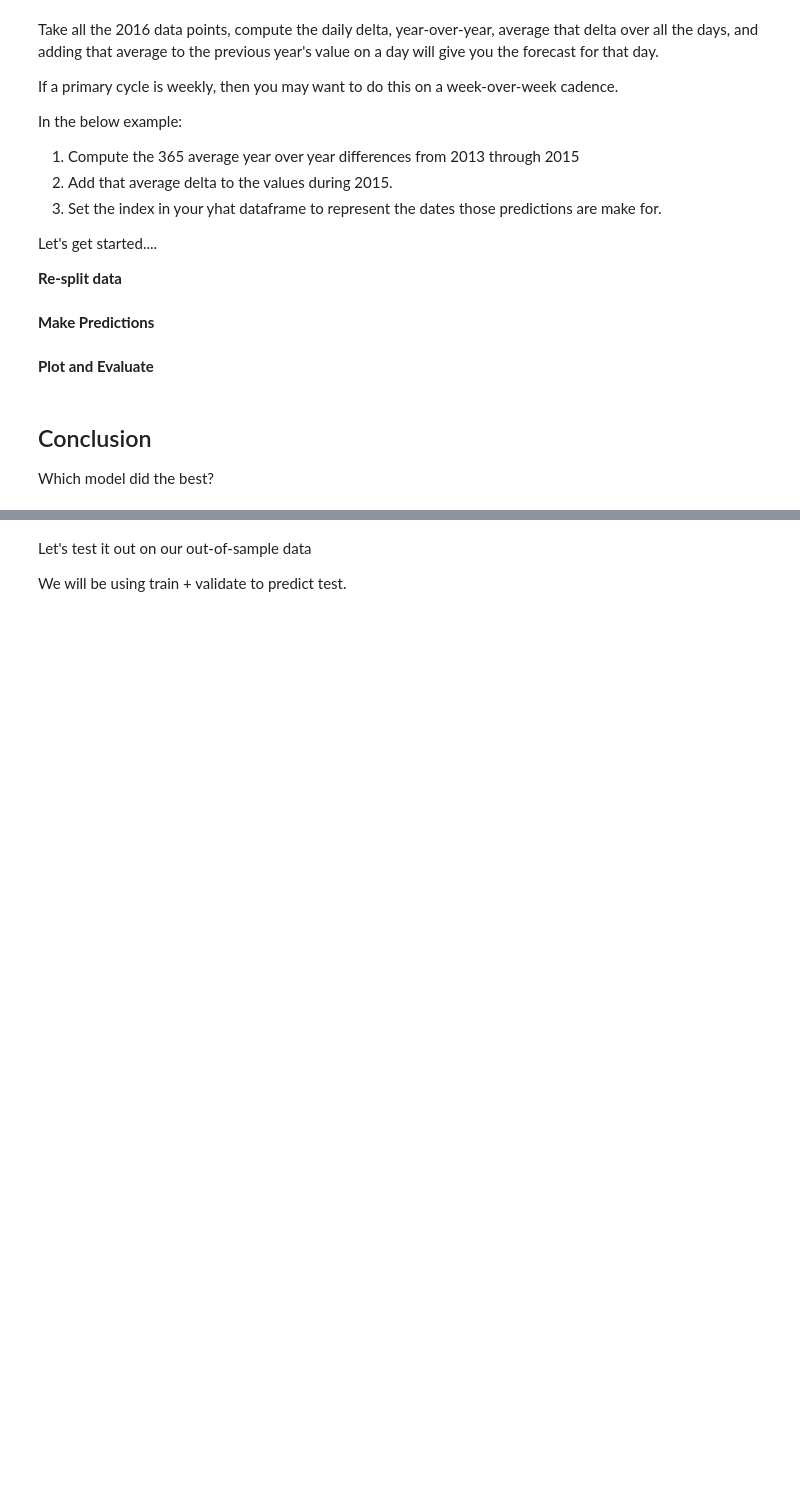
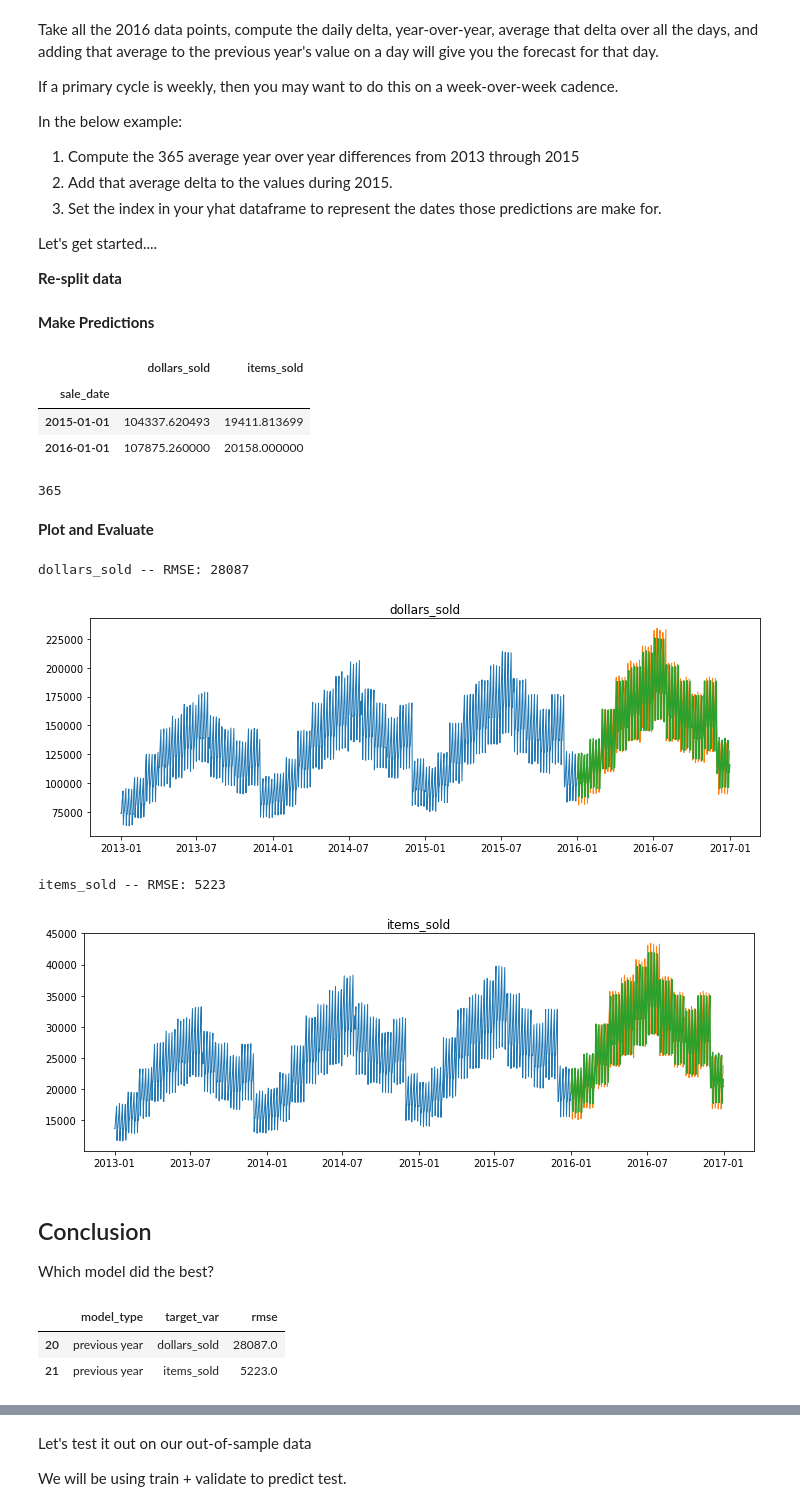
Before and after one commit to johnathon-smith/time-series-exercises, a Jupyter notebook: modeling-lesson.ipynb, the cells around one changed output, grey strips where cells are left out. Cells and saved outputs as stored; diff of their text form; code cells hidden in the pictures; blank space fills up the shorter version.

```diff
--- a/modeling-lesson.ipynb
+++ b/modeling-lesson.ipynb
@@ -467,5 +551,9 @@ fit:
 # %% [markdown]
 **Evaluate**
+# %%
+for col in train.columns:
+    eval_df = append_eval_df(model_type = 'Holts',
+                             target_var = col)
 # %% [markdown]
 ### Predict Based on Previous Cycle
 # %% [markdown]
@@ -481,5 +569,9 @@ In the below example:
 Let's get started....
 
 **Re-split data**
+# %%
+train = sales[:'2015']
+validate = sales['2016']
+test = sales['2017']
 # %% [markdown]
 **Make Predictions**
@@ -486,14 +580,43 @@ Let's get started....
+# %%
+pd.concat([yhat_df.head(1), validate.head(1)])
+# %% [output]
+|  | dollars_sold | items_sold |
+| sale_date |  |  |
+| 2015-01-01 | 104337.620493 | 19411.813699 |
+| 2016-01-01 | 107875.260000 | 20158.000000 |
 # %%
 # set yhat_df to index of validate
+yhat_df.index = validate.index
+
+len(yhat_df)
+# %% [output]
+365
 # %% [markdown]
 **Plot and Evaluate**
+# %%
+for col in train.columns:
+    plot_and_eval(target_var = col)
+    eval_df = append_eval_df(model_type = 'previous year', target_var = col)
+# %% [output]
+dollars_sold -- RMSE: 28087
+[figure, added]
+items_sold -- RMSE: 5223
+[figure, added]
 # %% [markdown]
 ## Conclusion
 
 Which model did the best?
 # %%
 # get the min rmse for each variable
-
+min_rmse_dollars_sold = eval_df.groupby('target_var')['rmse'].min()[0]
+min_rmse_items_sold = eval_df.groupby('target_var')['rmse'].min()[1]
 
 # filter only the rows that match those rmse to find out
 # which models are best thus far
+eval_df[((eval_df.rmse == min_rmse_dollars_sold) |
+         (eval_df.rmse == min_rmse_items_sold)
+        )]
+# %% [output]
+|  | model_type | target_var | rmse |
+| 20 | previous year | dollars_sold | 28087.0 |
+| 21 | previous year | items_sold | 5223.0 |
```
Also changed, not shown: parts of 15 cells of this notebook.
